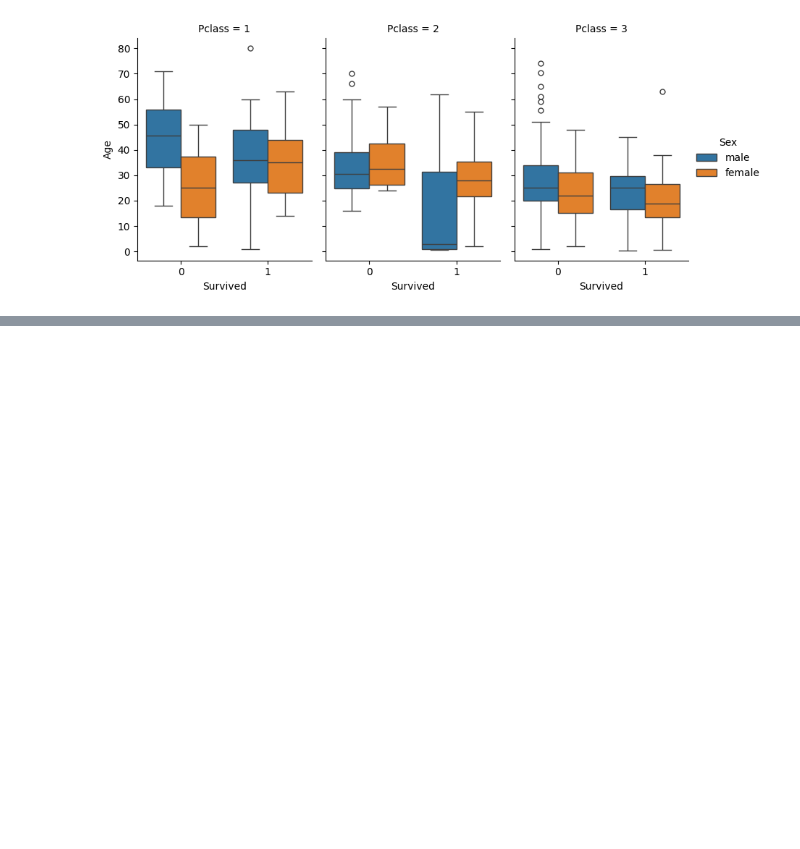
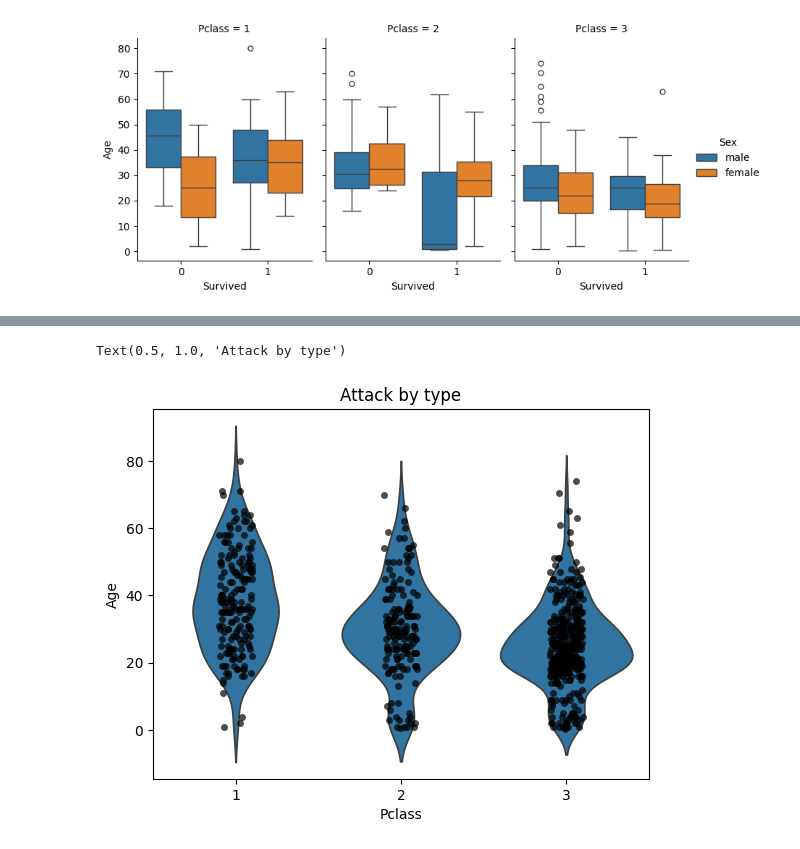
Before and after one commit to Akith-002/titanic_stat, a Jupyter notebook: Graphical_presentation_of_Data.ipynb, the cells around one changed output, grey strips where cells are left out. Saved outputs shown, nothing was run; the diff lists cells and outputs as text; code cells hidden in the pictures; blank space fills up the shorter version.

```diff
--- a/Graphical_presentation_of_Data.ipynb
+++ b/Graphical_presentation_of_Data.ipynb
@@ -305,0 +312,10 @@ sns.catplot(x='Survived', y='Age', hue='Sex', col='Pclass', data=df, kind='box',
+# %%
+sns.violinplot(x='Pclass', y='Age', data=df, inner=None)
+
+sns.stripplot(x='Pclass', y='Age', data=df, color='k', alpha=0.7)
+
+#set title with matplotlib
+plt.title('Attack by type')
+# %% [output]
+Text(0.5, 1.0, 'Attack by type')
+[figure, added]
```
Also changed, not shown: parts of 14 cells of this notebook.
